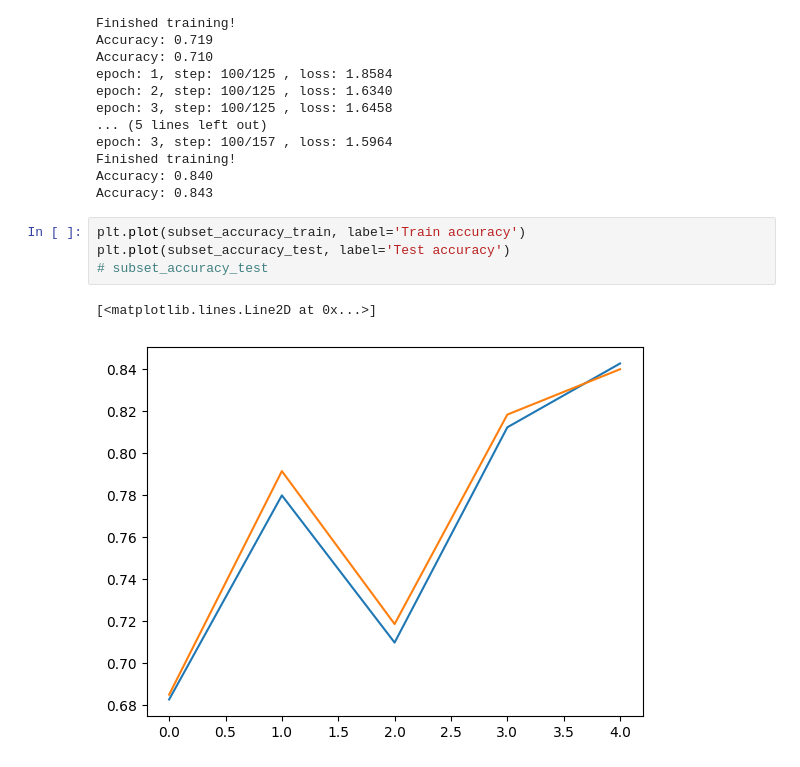
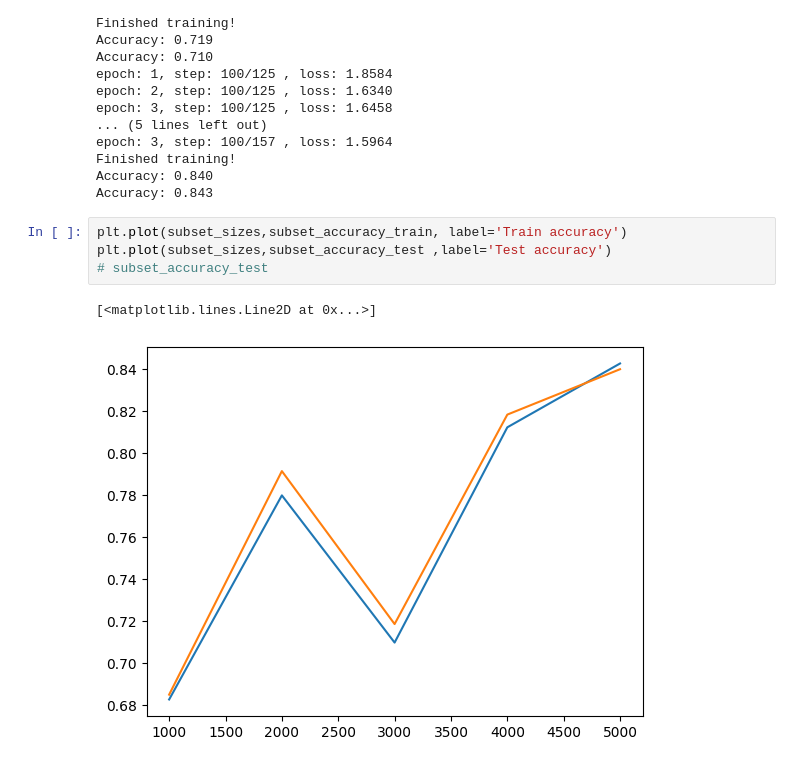
Before and after one commit to Looczky/MNIST_fcnn, a Jupyter notebook: project.ipynb, the cells around one changed output. Cells and saved outputs as stored; diff of their text form.

Commit message:
plot

```diff
--- a/project.ipynb
+++ b/project.ipynb
@@ -244,9 +246,9 @@ Finished training!
 Accuracy: 0.840
 Accuracy: 0.843
 # %%
-plt.plot(subset_accuracy_train, label='Train accuracy')
-plt.plot(subset_accuracy_test, label='Test accuracy')
+plt.plot(subset_sizes,subset_accuracy_train, label='Train accuracy')
+plt.plot(subset_sizes,subset_accuracy_test ,label='Test accuracy')
 # subset_accuracy_test
 # %% [output]
 [<matplotlib.lines.Line2D at 0x...>]
-[figure, old version]
+[figure, new version]
```
Also changed, not shown: parts of 1 cell of this notebook.
